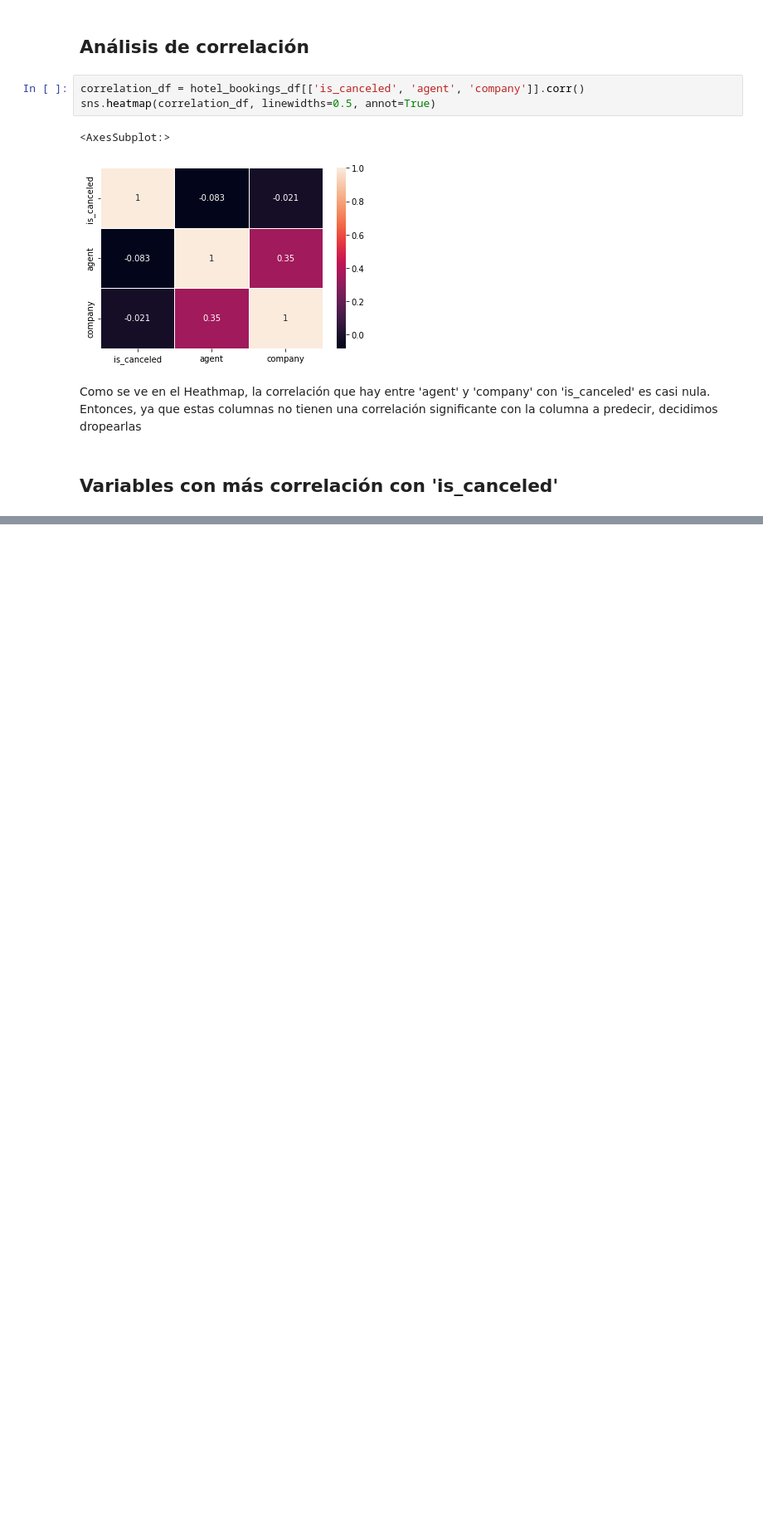
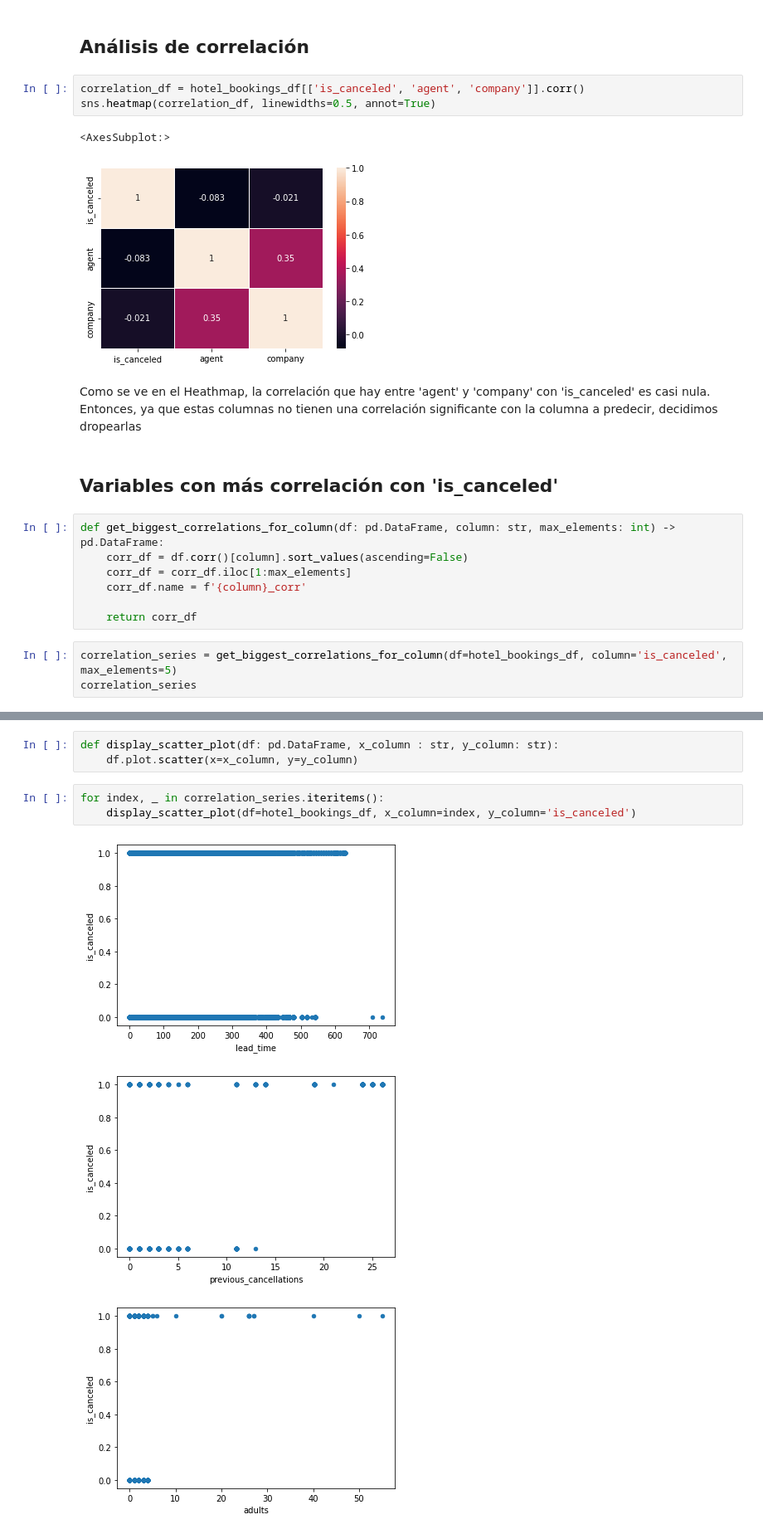
Before and after one commit to gabrielPeraltaM/datos-tp2, a Jupyter notebook: main.ipynb, the cells around one changed output, grey strips where cells are left out. Shown at 83% size. Saved outputs shown, nothing was run; the diff lists cells and outputs as text; blank space fills up the shorter version.

Commit message:
Agregado de scatter para parte 2 del tp.

```diff
--- a/main.ipynb
+++ b/main.ipynb
@@ -191,3 +191,13 @@ sns.heatmap(correlation_df, linewidths=0.5, annot=True)
 Como se ve en el Heathmap, la correlación que hay entre 'agent' y 'company' con 'is_canceled' es casi nula. Entonces, ya que estas columnas no tienen una correlación significante con la columna a predecir, decidimos dropearlas
 # %% [markdown]
 ## Variables con más correlación con 'is_canceled'
+# %%
+def get_biggest_correlations_for_column(df: pd.DataFrame, column: str, max_elements: int) -> pd.DataFrame:
+    corr_df = df.corr()[column].sort_values(ascending=False)
+    corr_df = corr_df.iloc[1:max_elements]
+    corr_df.name = f'{column}_corr'
+
+    return corr_df
+# %%
+correlation_series = get_biggest_correlations_for_column(df=hotel_bookings_df, column='is_canceled', max_elements=5)
+correlation_series
@@ -193,0 +210,10 @@ Como se ve en el Heathmap, la correlación que hay entre 'agent' y 'company' con
+# %%
+def display_scatter_plot(df: pd.DataFrame, x_column : str, y_column: str):
+    df.plot.scatter(x=x_column, y=y_column)
+# %%
+for index, _ in correlation_series.iteritems():
+    display_scatter_plot(df=hotel_bookings_df, x_column=index, y_column='is_canceled')
+# %% [output]
+[figure, added]
+[figure, added]
+[figure, added]
```
Also changed, not shown: parts of 2 cells of this notebook.
